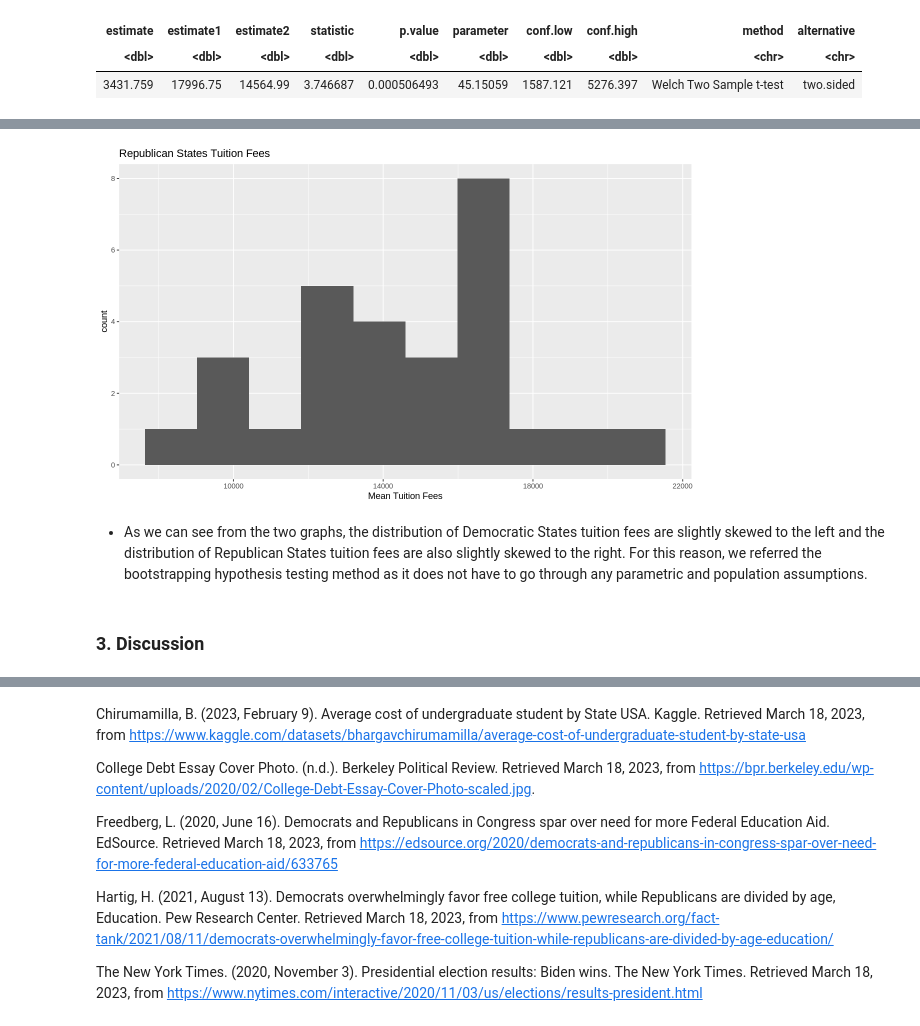
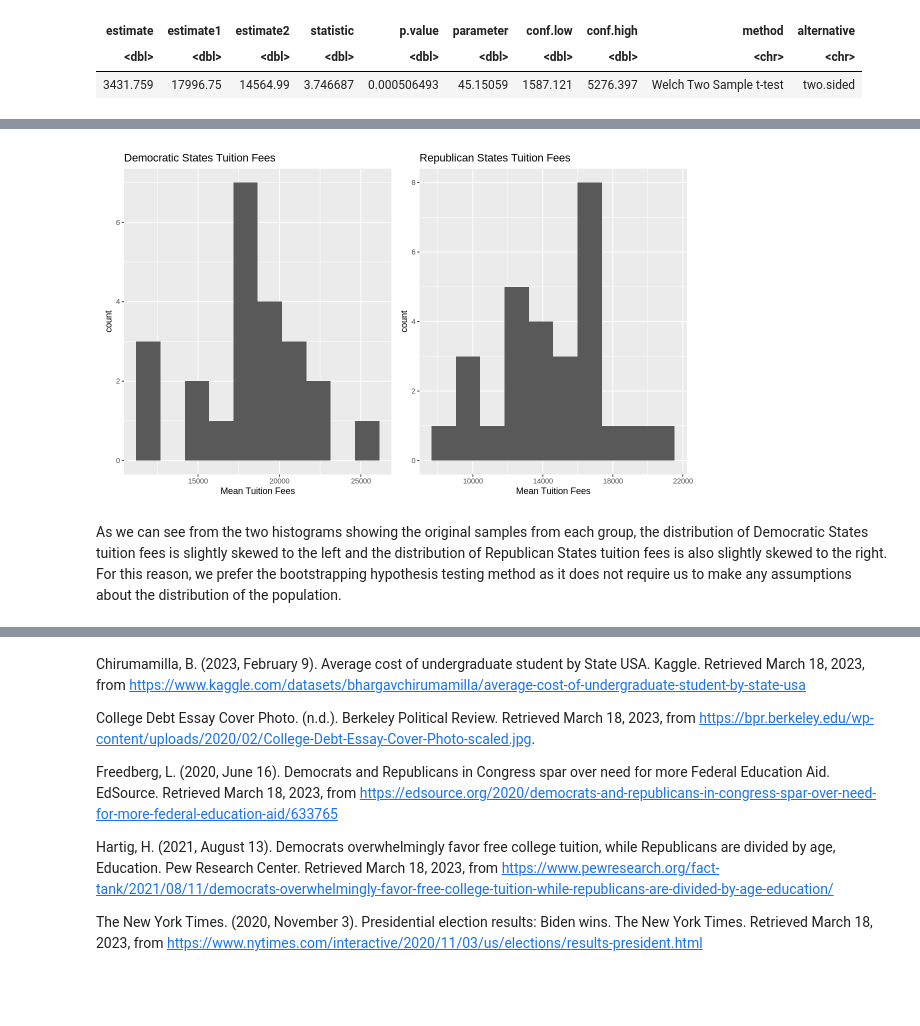
Before and after one commit to Jitao-Z/Difference_between_the_average_tuition_cost_in_Republican_and_Democrat_states, a Jupyter notebook: Final_report.ipynb, the cells around one changed output, grey strips where cells are left out. Saved outputs shown, nothing was run; the diff lists cells and outputs as text; code cells hidden in the pictures; blank space fills up the shorter version.

```diff
--- a/Final_report.ipynb
+++ b/Final_report.ipynb
@@ -398,14 +415,23 @@ histogram1
-# %%
-histogram2 <- tuition |>
-    filter(political_leaning == "repub") |>
-    ggplot() +
-    geom_histogram(aes(x = mean_tuition_fees), bins = 10) +
-    xlab("Mean Tuition Fees") +
-    ggtitle("Republican States Tuition Fees")
-histogram2
-# %% [output]
-[figure, removed]
+# %%
+library(patchwork)
+
+histogram1 <- tuition %>%
+    filter(political_leaning == "demo") %>%
+    ggplot() +
+    geom_histogram(aes(x = mean_tuition_fees), bins = 10) +
+    xlab("Mean Tuition Fees") +
+    ggtitle("Democratic States Tuition Fees")
+
+histogram2 <- tuition %>%
+    filter(political_leaning == "repub") %>%
+    ggplot() +
+    geom_histogram(aes(x = mean_tuition_fees), bins = 10) +
+    xlab("Mean Tuition Fees") +
+    ggtitle("Republican States Tuition Fees")
+
+# display histograms side by side
+histogram1 + histogram2 + plot_layout(ncol = 2)
+# %% [output]
+[figure, added]
 # %% [markdown]
-- As we can see from the two graphs, the distribution of Democratic States tuition fees are slightly skewed to the left and the distribution of Republican States tuition fees are also slightly skewed to the right. For this reason, we referred the bootstrapping hypothesis testing method as it does not have to go through any parametric and population assumptions.
+As we can see from the two histograms showing the original samples from each group, the distribution of Democratic States tuition fees is slightly skewed to the left and the distribution of Republican States tuition fees is also slightly skewed to the right. For this reason, we prefer the bootstrapping hypothesis testing method as it does not require us to make any assumptions about the distribution of the population.
-# %% [markdown]
-### __3. Discussion__
```
Also changed, not shown: parts of 57 cells of this notebook.
